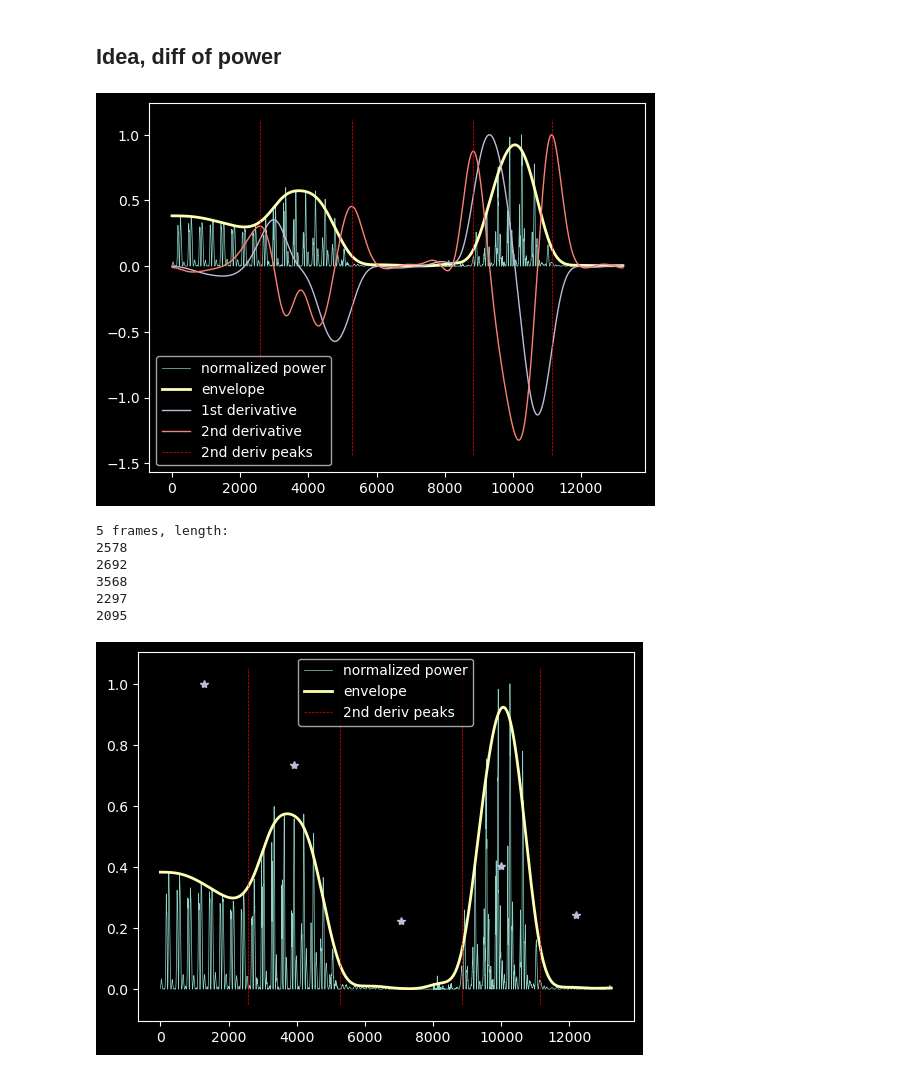
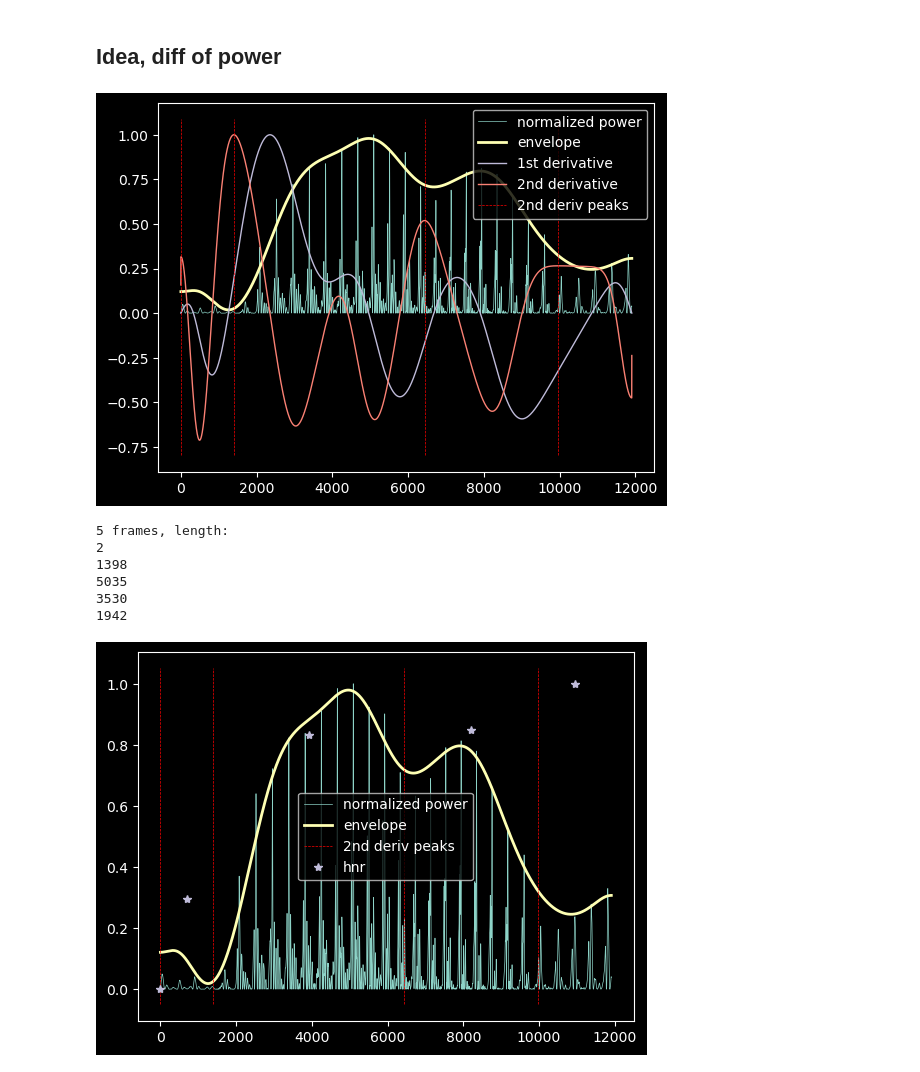
Before and after one commit to TobiasBjork/VowelProject, a Jupyter notebook: test_splits.ipynb, the cells around one changed output. Drawn from its saved outputs; the diff is of its cells as text; code cells hidden in the pictures.

```diff
--- a/test_splits.ipynb
+++ b/test_splits.ipynb
@@ -83,7 +83,7 @@ all_words_audio = tools.stitch_frames(segments, padding=Fs)
 
 wavfile.write(os.path.join("output", "all_words.wav"), Fs, all_words_audio)
 # %%
-k = 3
+k = 7
 
 x = segments[k].copy()
 x = x / x.std()
@@ -177,35 +177,35 @@ def envelope(s, dmax=1):
 # %%
 power = x**2
 power /= power.max()
-lmax = envelope(power, 20)
+lmax = envelope(power, 40)
 
 tt = np.arange(len(power))
 env = power[lmax]
 cs = interpolate.CubicSpline(tt[lmax], env)
 
 env = cs(tt)
 env = ndimage.gaussian_filter1d(env, 300)
 
 env_d1 = np.gradient(env)
 env_d1 /= env_d1.max()
 env_d2 = np.gradient(env_d1)
 env_d2 /= env_d2.max()
 
 peaks_d2, peaks_d2_prop = signal.find_peaks(env_d2, height=0.2)
 
 plt.figure()
 plt.plot(power, label="normalized power")
 plt.plot(tt, env, linewidth=2, label="envelope")
 plt.plot(tt, env_d1, linewidth=1, label="1st derivative")
 plt.plot(tt, env_d2, linewidth=1, label="2nd derivative")
 plt.vlines(
     peaks_d2, *plt.ylim(), linestyles="dashed", colors="r", label="2nd deriv peaks"
 )
 
 plt.legend()
 plt.show()
 # %% [output]
-[figure, old version]
+[figure, new version]
 # %%
 starts = np.concatenate(([0], peaks_d2))
 ends = np.concatenate((peaks_d2, [len(x)]))
@@ -222,11 +222,11 @@ frames_all_pow = tools.stitch_frames(frames_pow, fade_pow=0.2, padding=Fs)
 wavfile.write("output/frames_split_pow.wav", Fs, frames_all_pow)
 # %% [output]
 5 frames, length:
-2578
-2692
-3568
-2297
-2095
+2
+1398
+5035
+3530
+1942
 # %%
 hnr_frames_pow = [get_HNR(f, Fs) for f in frames_pow]
 hnr_frames_pow /= max(hnr_frames_pow)
@@ -236,12 +236,12 @@ plt.plot(tt, env, linewidth=2, label="envelope")
 plt.vlines(
     peaks_d2, *plt.ylim(), linestyles="dashed", colors="r", label="2nd deriv peaks"
 )
-plt.plot((starts + ends) / 2, hnr_frames_pow, "*")
+plt.plot((starts + ends) / 2, hnr_frames_pow, "*",label = "hnr")
 plt.legend()
 plt.show()
 
-n_vowels = 3
 hnr_sort = np.argsort(-np.array(hnr_frames_pow))
+n_vowels = len(vowels_per_segment[k])
 
 frames_vowel = [frames_pow[i] for i in hnr_sort[:n_vowels]]
 
@@ -251,4 +251,4 @@ wavfile.write(
     tools.stitch_frames(frames_vowel, padding=Fs / 2),
 )
 # %% [output]
-[figure, old version]
+[figure, new version]
```
Also changed, not shown: parts of 8 cells of this notebook, 15 other files.
